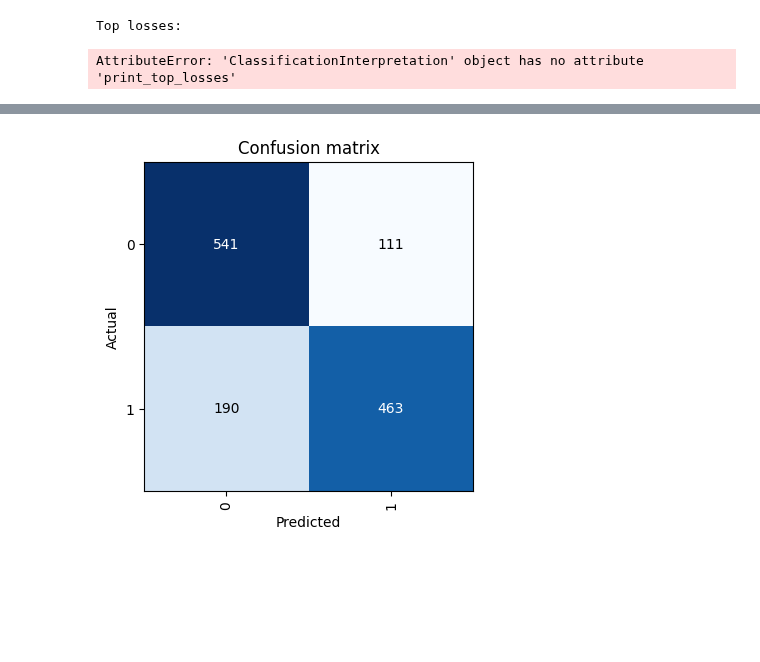
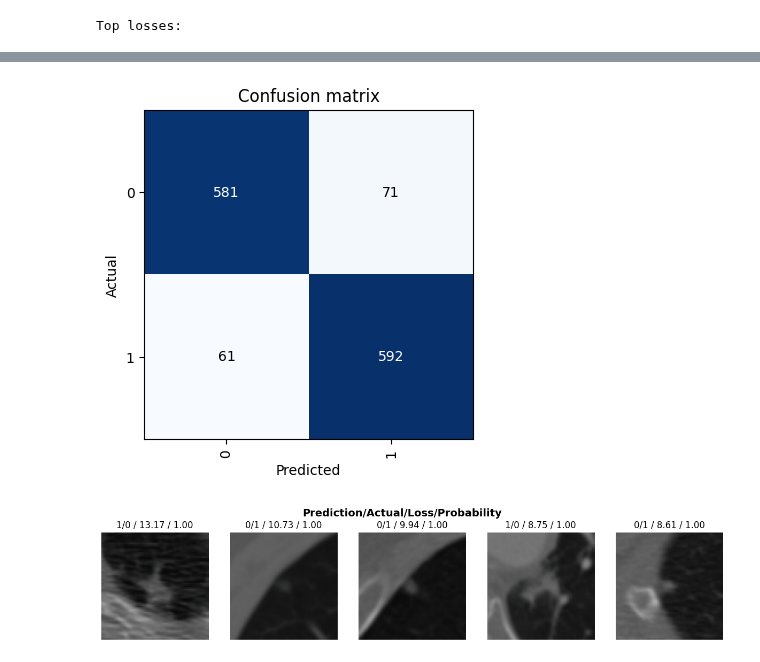
Before and after one commit to vanAmsterdam/lidc-binary-classification, a Jupyter notebook: experiments/malignancy/fastai.ipynb, the cells around one changed output, grey strips where cells are left out. Cells and saved outputs as stored; diff of their text form; code cells hidden in the pictures; blank space fills up the shorter version.

```diff
--- a/experiments/malignancy/fastai.ipynb
+++ b/experiments/malignancy/fastai.ipynb
@@ -4,26 +4,24 @@
 from fastai.vision.all import *
 import pandas as pd
 from pathlib import Path
+import torch
+import matplotlib.pyplot as plt
 
 # 1) Load CSV
 df = pd.read_csv('labels.csv')  # expects columns: fname, label
 df["fname"] = [Path(p).name for p in df["img_path"]]
-df["label"] = df["y_binary"]
 # %%
-
 
 # 2) Build DataLoaders (random train/valid split)
 dls = DataBlock(
     blocks=(ImageBlock, CategoryBlock),                 # binary as 2 categories
-    get_x=ColReader('fname', pref='cropped_images/'),     # path: cropped_imgs/<fname>
+    get_x=ColReader('fname', pref='cropped_images/'),   # path: cropped_imgs/<fname>
     get_y=ColReader('label'),                           # label from CSV
     splitter=RandomSplitter(valid_pct=0.2, seed=42),    # 80/20 split
-    item_tfms=Resize(224),                              # quick & simple
     batch_tfms=aug_transforms()                         # light defaults
 ).dataloaders(df, bs=64)
 # %%
-
 # 3) Create a learner and train
-learn = vision_learner(dls, resnet18, metrics=[accuracy, RocAucBinary()])  # RocAucBinary needs fastai>=2.7
-learn.fine_tune(3)
+learn = vision_learner(dls, resnet18, metrics=[accuracy, RocAucBinary()], cbs=CSVLogger(fname="history.csv", append=True))  # RocAucBinary needs fastai>=2.7
+learn.fine_tune(20)
 # %% [output]
@@ -40,9 +68,8 @@ Downloading: "https://download.pytorch.org/models/resnet18-f37072fd.pth" to /Use
 interp = ClassificationInterpretation.from_learner(learn)
 interp.plot_confusion_matrix(figsize=(4,4))
 print("Top losses:")
-interp.print_top_losses(5)
+interp.plot_top_losses(5, nrows=1)
 # %% [output]
 [interactive output not drawn]
 [interactive output not drawn]
 Top losses:
-AttributeError: 'ClassificationInterpretation' object has no attribute 'print_top_losses'
@@ -49 +77,2 @@ AttributeError: 'ClassificationInterpretation' object has no attribute 'print_to
-[figure, old version]
+[figure, new version]
+[figure, added]
```
Also changed, not shown: parts of 7 cells of this notebook, 3 other files.
